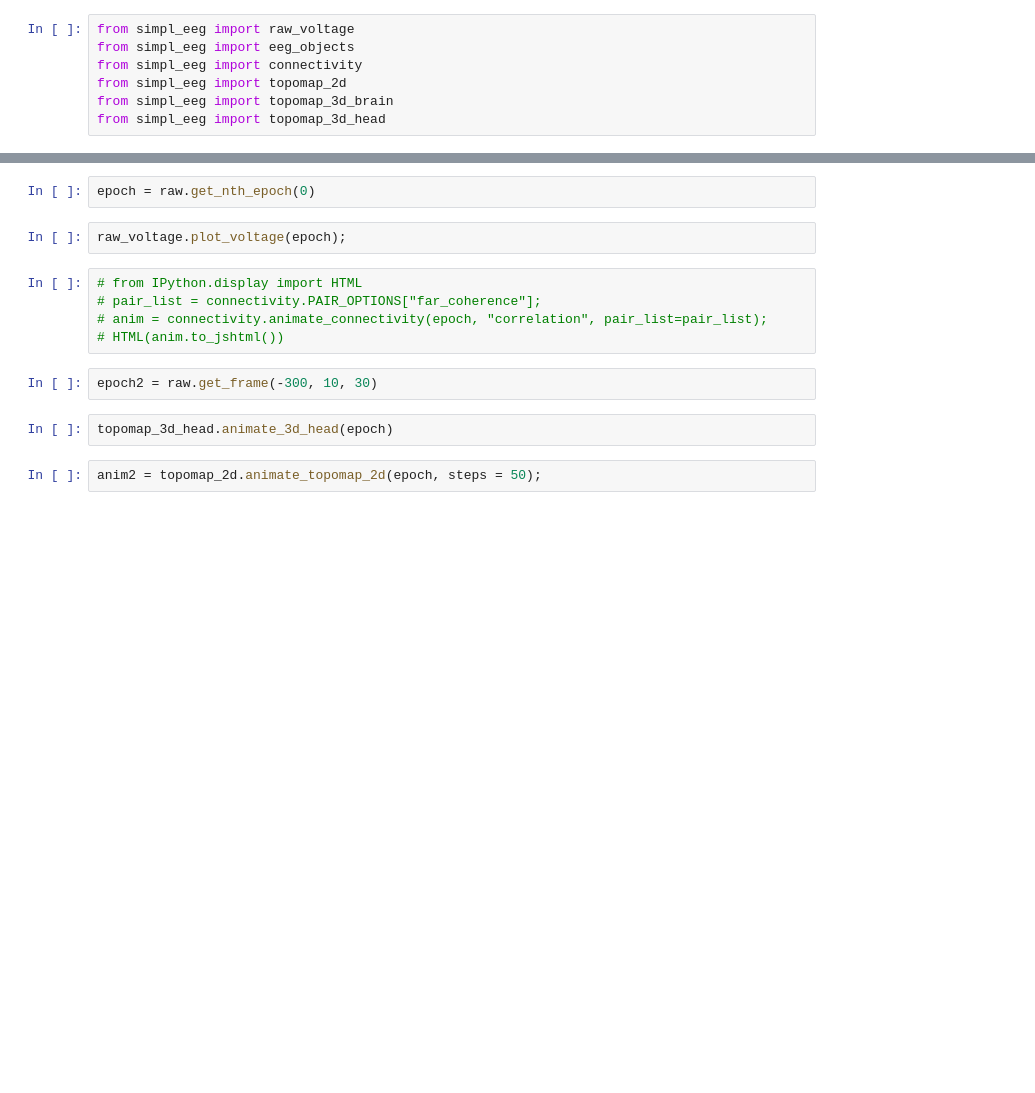
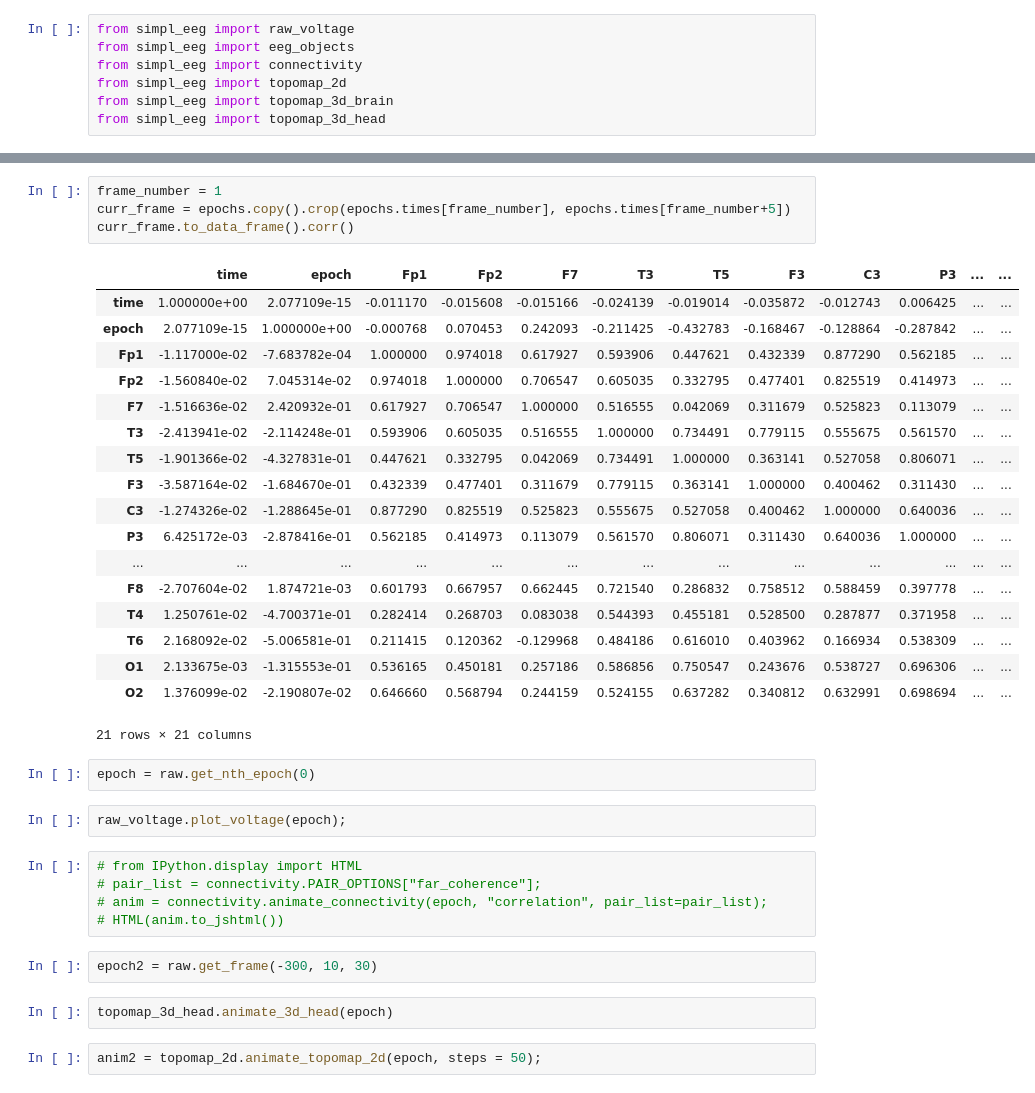
Before and after one commit to UBC-MDS/simpl_eeg_capstone, a Jupyter notebook: data_exploration/package.ipynb, the cells around one changed output, grey strips where cells are left out. Cells and saved outputs as stored; diff of their text form; blank space fills up the shorter version.

```diff
--- a/data_exploration/package.ipynb
+++ b/data_exploration/package.ipynb
@@ -10,3 +109,26 @@ raw = eeg_objects.Epochs("927")
+# %%
+frame_number = 1
+curr_frame = epochs.copy().crop(epochs.times[frame_number], epochs.times[frame_number+5])
+curr_frame.to_data_frame().corr()
+# %% [output]
+|  | time | epoch | Fp1 | Fp2 | F7 | T3 | T5 | F3 | C3 | P3 | ... | ... |
+| time | 1.000000e+00 | 2.077109e-15 | -0.011170 | -0.015608 | -0.015166 | -0.024139 | -0.019014 | -0.035872 | -0.012743 | 0.006425 | ... | ... |
+| epoch | 2.077109e-15 | 1.000000e+00 | -0.000768 | 0.070453 | 0.242093 | -0.211425 | -0.432783 | -0.168467 | -0.128864 | -0.287842 | ... | ... |
+| Fp1 | -1.117000e-02 | -7.683782e-04 | 1.000000 | 0.974018 | 0.617927 | 0.593906 | 0.447621 | 0.432339 | 0.877290 | 0.562185 | ... | ... |
+| Fp2 | -1.560840e-02 | 7.045314e-02 | 0.974018 | 1.000000 | 0.706547 | 0.605035 | 0.332795 | 0.477401 | 0.825519 | 0.414973 | ... | ... |
+| F7 | -1.516636e-02 | 2.420932e-01 | 0.617927 | 0.706547 | 1.000000 | 0.516555 | 0.042069 | 0.311679 | 0.525823 | 0.113079 | ... | ... |
+| T3 | -2.413941e-02 | -2.114248e-01 | 0.593906 | 0.605035 | 0.516555 | 1.000000 | 0.734491 | 0.779115 | 0.555675 | 0.561570 | ... | ... |
+| T5 | -1.901366e-02 | -4.327831e-01 | 0.447621 | 0.332795 | 0.042069 | 0.734491 | 1.000000 | 0.363141 | 0.527058 | 0.806071 | ... | ... |
+| F3 | -3.587164e-02 | -1.684670e-01 | 0.432339 | 0.477401 | 0.311679 | 0.779115 | 0.363141 | 1.000000 | 0.400462 | 0.311430 | ... | ... |
+| C3 | -1.274326e-02 | -1.288645e-01 | 0.877290 | 0.825519 | 0.525823 | 0.555675 | 0.527058 | 0.400462 | 1.000000 | 0.640036 | ... | ... |
+| P3 | 6.425172e-03 | -2.878416e-01 | 0.562185 | 0.414973 | 0.113079 | 0.561570 | 0.806071 | 0.311430 | 0.640036 | 1.000000 | ... | ... |
+| ... | ... | ... | ... | ... | ... | ... | ... | ... | ... | ... | ... | ... |
+| F8 | -2.707604e-02 | 1.874721e-03 | 0.601793 | 0.667957 | 0.662445 | 0.721540 | 0.286832 | 0.758512 | 0.588459 | 0.397778 | ... | ... |
+| T4 | 1.250761e-02 | -4.700371e-01 | 0.282414 | 0.268703 | 0.083038 | 0.544393 | 0.455181 | 0.528500 | 0.287877 | 0.371958 | ... | ... |
+| T6 | 2.168092e-02 | -5.006581e-01 | 0.211415 | 0.120362 | -0.129968 | 0.484186 | 0.616010 | 0.403962 | 0.166934 | 0.538309 | ... | ... |
+| O1 | 2.133675e-03 | -1.315553e-01 | 0.536165 | 0.450181 | 0.257186 | 0.586856 | 0.750547 | 0.243676 | 0.538727 | 0.696306 | ... | ... |
+| O2 | 1.376099e-02 | -2.190807e-02 | 0.646660 | 0.568794 | 0.244159 | 0.524155 | 0.637282 | 0.340812 | 0.632991 | 0.698694 | ... | ... |
+21 rows × 21 columns
 # %%
 epoch = raw.get_nth_epoch(0)
 # %%
```
Also changed, not shown: parts of 10 cells of this notebook, 3 other files.
